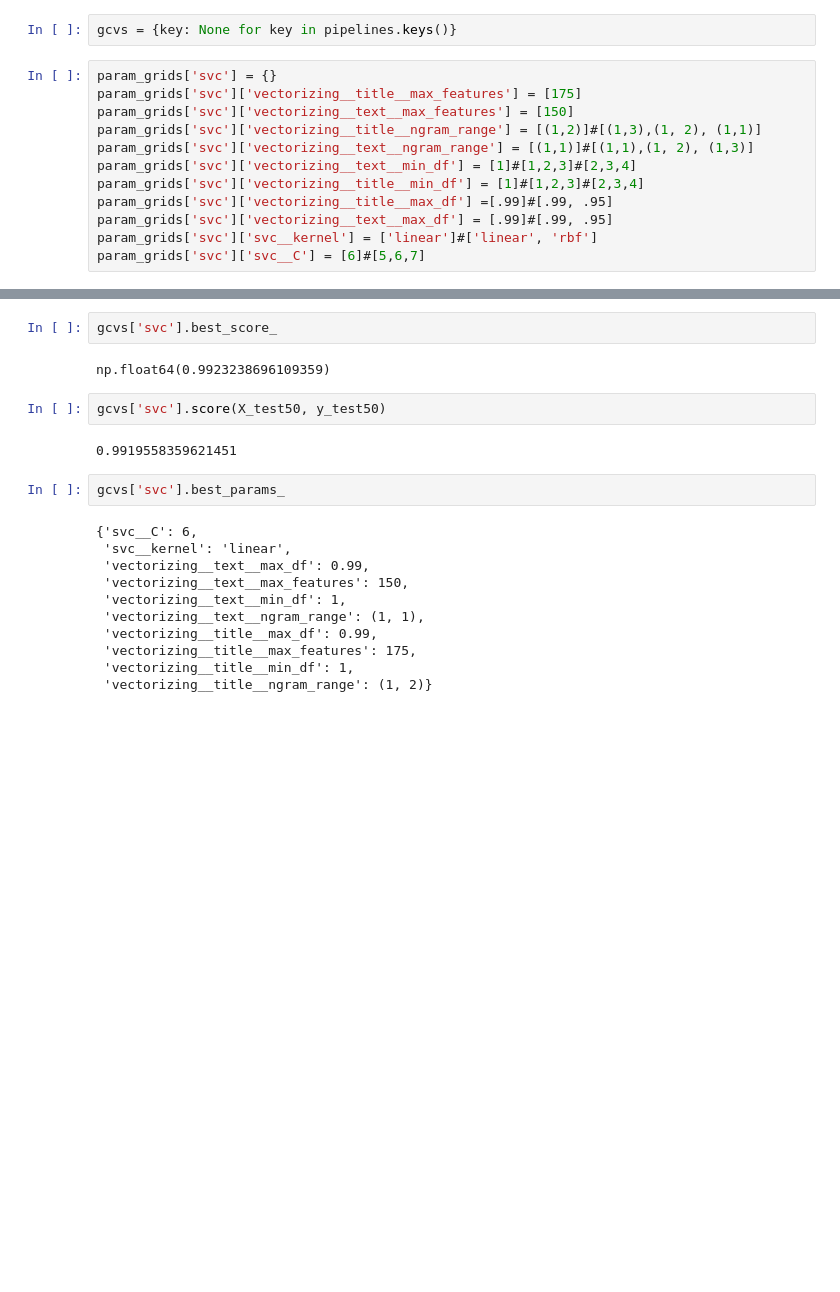
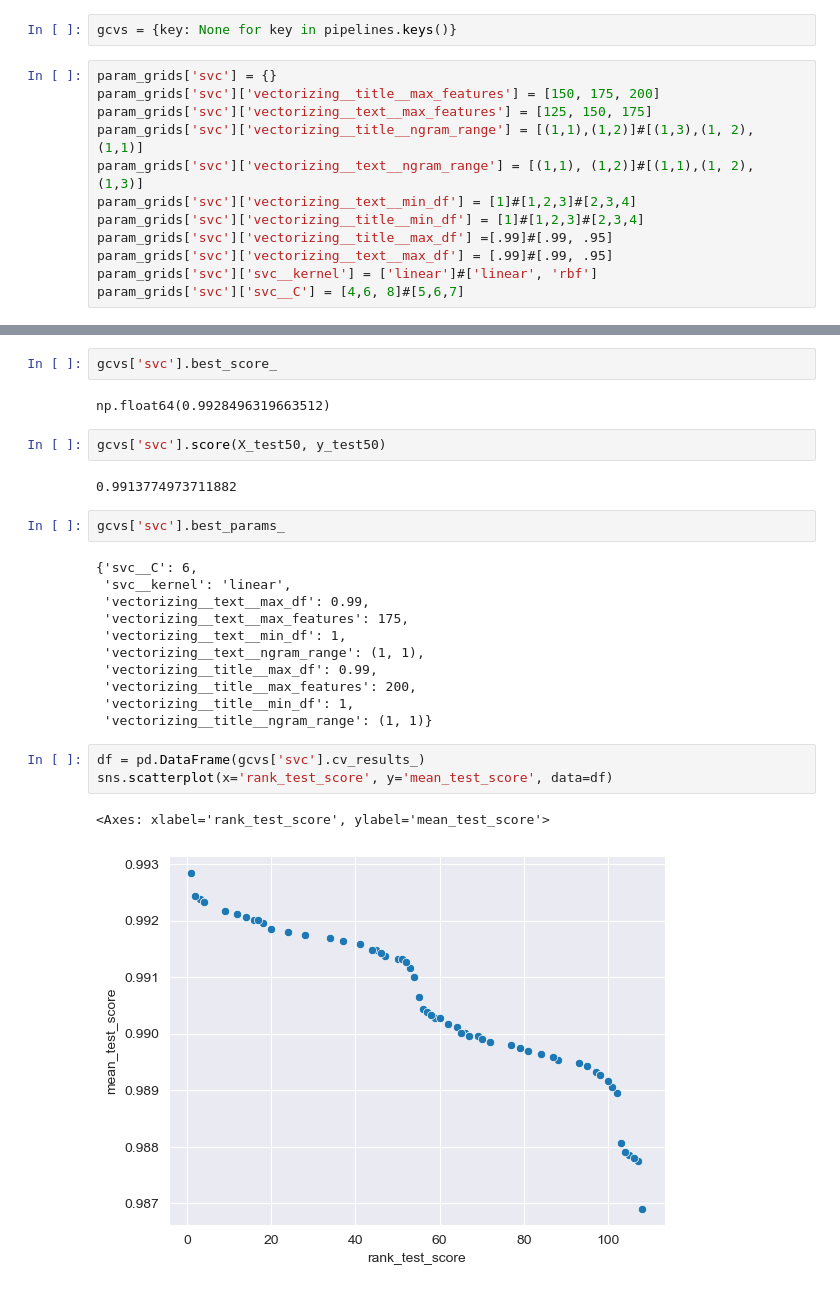
Before and after one commit to chernobylx/Fake-News-Identification, a Jupyter notebook: notebooks/testing.ipynb, the cells around one changed output, grey strips where cells are left out. Saved outputs shown, nothing was run; the diff lists cells and outputs as text; blank space fills up the shorter version.

Commit message:
grid searching hell

```diff
--- a/notebooks/testing.ipynb
+++ b/notebooks/testing.ipynb
@@ -127,16 +147,16 @@ param_grids = {key: {} for key in pipelines.keys()}
 gcvs = {key: None for key in pipelines.keys()}
 # %%
 param_grids['svc'] = {}
-param_grids['svc']['vectorizing__title__max_features'] = [175]
-param_grids['svc']['vectorizing__text__max_features'] = [150]
-param_grids['svc']['vectorizing__title__ngram_range'] = [(1,2)]#[(1,3),(1, 2), (1,1)]
-param_grids['svc']['vectorizing__text__ngram_range'] = [(1,1)]#[(1,1),(1, 2), (1,3)]
+param_grids['svc']['vectorizing__title__max_features'] = [150, 175, 200]
+param_grids['svc']['vectorizing__text__max_features'] = [125, 150, 175]
+param_grids['svc']['vectorizing__title__ngram_range'] = [(1,1),(1,2)]#[(1,3),(1, 2), (1,1)]
+param_grids['svc']['vectorizing__text__ngram_range'] = [(1,1), (1,2)]#[(1,1),(1, 2), (1,3)]
 param_grids['svc']['vectorizing__text__min_df'] = [1]#[1,2,3]#[2,3,4]
 param_grids['svc']['vectorizing__title__min_df'] = [1]#[1,2,3]#[2,3,4]
 param_grids['svc']['vectorizing__title__max_df'] =[.99]#[.99, .95]
 param_grids['svc']['vectorizing__text__max_df'] = [.99]#[.99, .95]
 param_grids['svc']['svc__kernel'] = ['linear']#['linear', 'rbf']
-param_grids['svc']['svc__C'] = [6]#[5,6,7]
+param_grids['svc']['svc__C'] = [4,6, 8]#[5,6,7]
 # %%
 
 gcvs['svc'] = GridSearchCV(pipelines['svc'],
@@ -148,24 +168,30 @@ Fitting 3 folds for each of 9 candidates, totalling 27 fits
 # %%
 gcvs['svc'].best_score_
 # %% [output]
-np.float64(0.9923238696109359)
+np.float64(0.9928496319663512)
 # %%
 gcvs['svc'].score(X_test50, y_test50)
 # %% [output]
-0.9919558359621451
+0.9913774973711882
 # %%
 gcvs['svc'].best_params_
 # %% [output]
 {'svc__C': 6,
  'svc__kernel': 'linear',
  'vectorizing__text__max_df': 0.99,
- 'vectorizing__text__max_features': 150,
+ 'vectorizing__text__max_features': 175,
  'vectorizing__text__min_df': 1,
  'vectorizing__text__ngram_range': (1, 1),
  'vectorizing__title__max_df': 0.99,
- 'vectorizing__title__max_features': 175,
+ 'vectorizing__title__max_features': 200,
  'vectorizing__title__min_df': 1,
- 'vectorizing__title__ngram_range': (1, 2)}
+ 'vectorizing__title__ngram_range': (1, 1)}
+# %%
+df = pd.DataFrame(gcvs['svc'].cv_results_)
+sns.scatterplot(x='rank_test_score', y='mean_test_score', data=df)
+# %% [output]
+<Axes: xlabel='rank_test_score', ylabel='mean_test_score'>
+[figure, added]
 # %%
 
 param_grids['svc_nmf'] = {}
```
Also changed, not shown: parts of 21 cells of this notebook.
